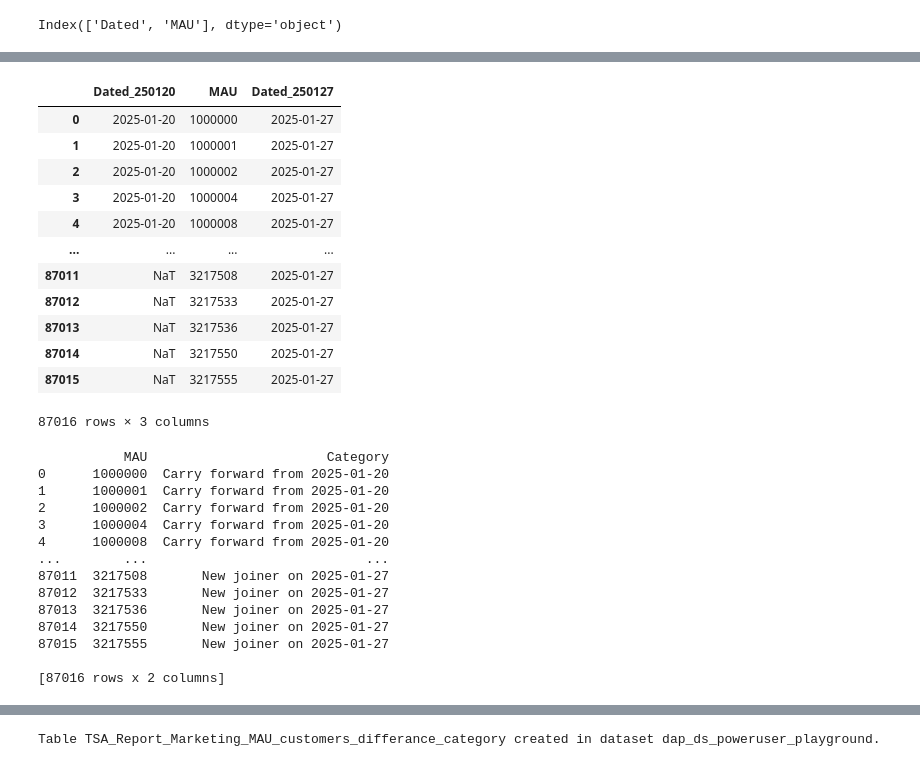
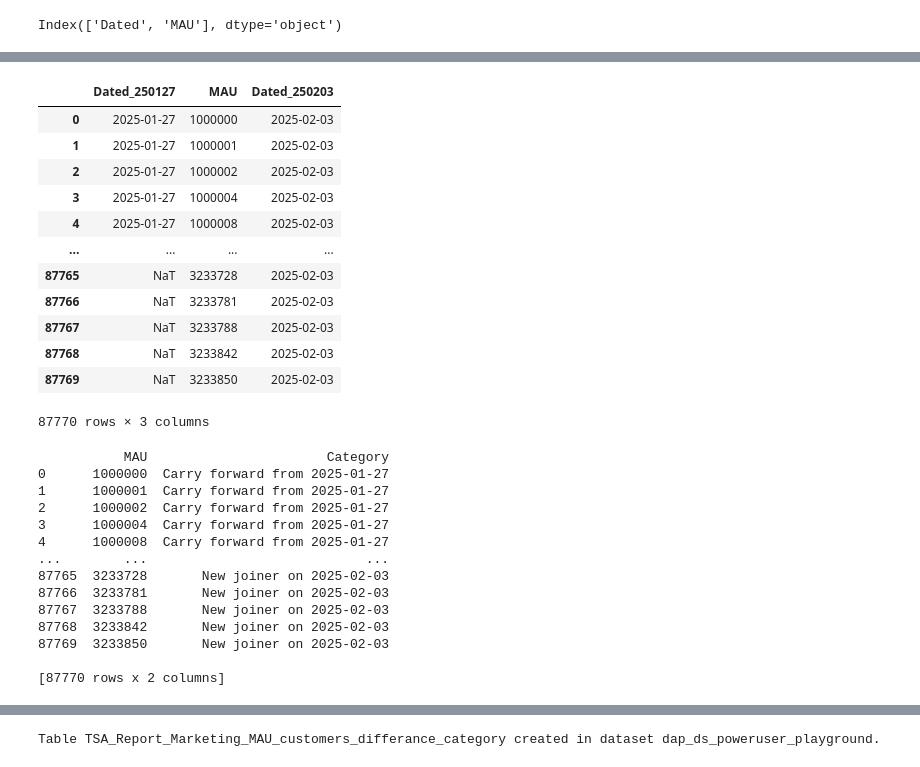
Before and after one commit to dchakroborti-tonik/MAU_MMAU_REPORT, a Jupyter notebook: TSA_REPORT_TEMPLATE_v2.ipynb, the cells around one changed output, grey strips where cells are left out. Drawn from its saved outputs; the diff is of its cells as text; code cells hidden in the pictures.

Commit message:
Updated week starting 03-02-2025

```diff
--- a/TSA_REPORT_TEMPLATE_v2.ipynb
+++ b/TSA_REPORT_TEMPLATE_v2.ipynb
@@ -35,8 +35,8 @@ def get_week_start_dates(start_date, end_date):
         current_date += relativedelta(weeks=1)
     return week_start_dates
 
-start_date = datetime.date(2025, 1, 27)
-end_date = datetime.date(2025, 2, 2)
+start_date = datetime.date(2025, 2, 3)
+end_date = datetime.date(2025, 2, 9)
 
 week_start_dates = get_week_start_dates(start_date, end_date)
 print(week_start_dates)
@@ -705,6 +705,6 @@ print(f"Table {table_id} created in dataset {dataset_id}.")
 # %% [output]
 Table TSA_Report_Marketing_MAU_customers created in dataset dap_ds_poweruser_playground.
 # %%
-df = client.query("""select * from dap_ds_poweruser_playground.TSA_Report_Marketing_MAU_customers;""").to_dataframe()
+df = client.query("""select * from dap_ds_poweruser_playground.TSA_Report_Marketing_MAU_customers;""").to_dataframe(progress_bar_type='tqdm')
 df.shape
 # %% [output]
@@ -755,5 +755,5 @@ Dated
 Name: count, dtype: int64
 # %%
 # Separate data into two dataframes based on date
-df_250120 = df[df['Dated'] == '2025-01-20'].reset_index(drop=True)
 df_250127 = df[df['Dated'] == '2025-01-27'].reset_index(drop=True)
+df_250203 = df[df['Dated'] == '2025-02-03'].reset_index(drop=True)
@@ -778,30 +778,30 @@ df_250127.head()
 # %%
 # Merge to find customers present on both dates
-merged = pd.merge(df_250120, df_250127, on='MAU', suffixes=('_250120', '_250127'), how='outer')
+merged = pd.merge(df_250127, df_250203, on='MAU', suffixes=('_250127', '_250203'), how='outer')
 merged
 # %% [output]
-|  | Dated_250120 | MAU | Dated_250127 |
-| 0 | 2025-01-20 | 1000000 | 2025-01-27 |
-| 1 | 2025-01-20 | 1000001 | 2025-01-27 |
-| 2 | 2025-01-20 | 1000002 | 2025-01-27 |
-| 3 | 2025-01-20 | 1000004 | 2025-01-27 |
-| 4 | 2025-01-20 | 1000008 | 2025-01-27 |
+|  | Dated_250127 | MAU | Dated_250203 |
+| 0 | 2025-01-27 | 1000000 | 2025-02-03 |
+| 1 | 2025-01-27 | 1000001 | 2025-02-03 |
+| 2 | 2025-01-27 | 1000002 | 2025-02-03 |
+| 3 | 2025-01-27 | 1000004 | 2025-02-03 |
+| 4 | 2025-01-27 | 1000008 | 2025-02-03 |
 | ... | ... | ... | ... |
-| 87011 | NaT | 3217508 | 2025-01-27 |
-| 87012 | NaT | 3217533 | 2025-01-27 |
-| 87013 | NaT | 3217536 | 2025-01-27 |
-| 87014 | NaT | 3217550 | 2025-01-27 |
-| 87015 | NaT | 3217555 | 2025-01-27 |
+| 87765 | NaT | 3233728 | 2025-02-03 |
+| 87766 | NaT | 3233781 | 2025-02-03 |
+| 87767 | NaT | 3233788 | 2025-02-03 |
+| 87768 | NaT | 3233842 | 2025-02-03 |
+| 87769 | NaT | 3233850 | 2025-02-03 |
-87016 rows × 3 columns
+87770 rows × 3 columns
 # %%
 # Function to categorize customer presence
 def categorize_presence(row):
-    if pd.isna(row['Dated_250127']):
-        return 'Not available on 2025-01-27'
-    elif pd.isna(row['Dated_250120']):
-        return 'New joiner on 2025-01-27'
+    if pd.isna(row['Dated_250203']):
+        return 'Not available on 2025-02-03'
+    elif pd.isna(row['Dated_250127']):
+        return 'New joiner on 2025-02-03'
     else:
-        return 'Carry forward from 2025-01-20'
+        return 'Carry forward from 2025-01-27'
 
 # Apply function to create category column
 merged['Category'] = merged.apply(categorize_presence, axis=1)
@@ -810,19 +810,19 @@ merged['Category'] = merged.apply(categorize_presence, axis=1)
 print(merged[['MAU', 'Category']])
 # %% [output]
            MAU                       Category
-0      1000000  Carry forward from 2025-01-20
-1      1000001  Carry forward from 2025-01-20
-2      1000002  Carry forward from 2025-01-20
-3      1000004  Carry forward from 2025-01-20
-4      1000008  Carry forward from 2025-01-20
+0      1000000  Carry forward from 2025-01-27
+1      1000001  Carry forward from 2025-01-27
+2      1000002  Carry forward from 2025-01-27
+3      1000004  Carry forward from 2025-01-27
+4      1000008  Carry forward from 2025-01-27
 ...        ...                            ...
-87011  3217508       New joiner on 2025-01-27
-87012  3217533       New joiner on 2025-01-27
-87013  3217536       New joiner on 2025-01-27
-87014  3217550       New joiner on 2025-01-27
-87015  3217555       New joiner on 2025-01-27
+87765  3233728       New joiner on 2025-02-03
+87766  3233781       New joiner on 2025-02-03
+87767  3233788       New joiner on 2025-02-03
+87768  3233842       New joiner on 2025-02-03
+87769  3233850       New joiner on 2025-02-03
 
-[87016 rows x 2 columns]
+[87770 rows x 2 columns]
 # %%
 merged['Category'].value_counts(dropna=False)
 # %% [output]
```
Also changed, not shown: parts of 36 cells of this notebook.
